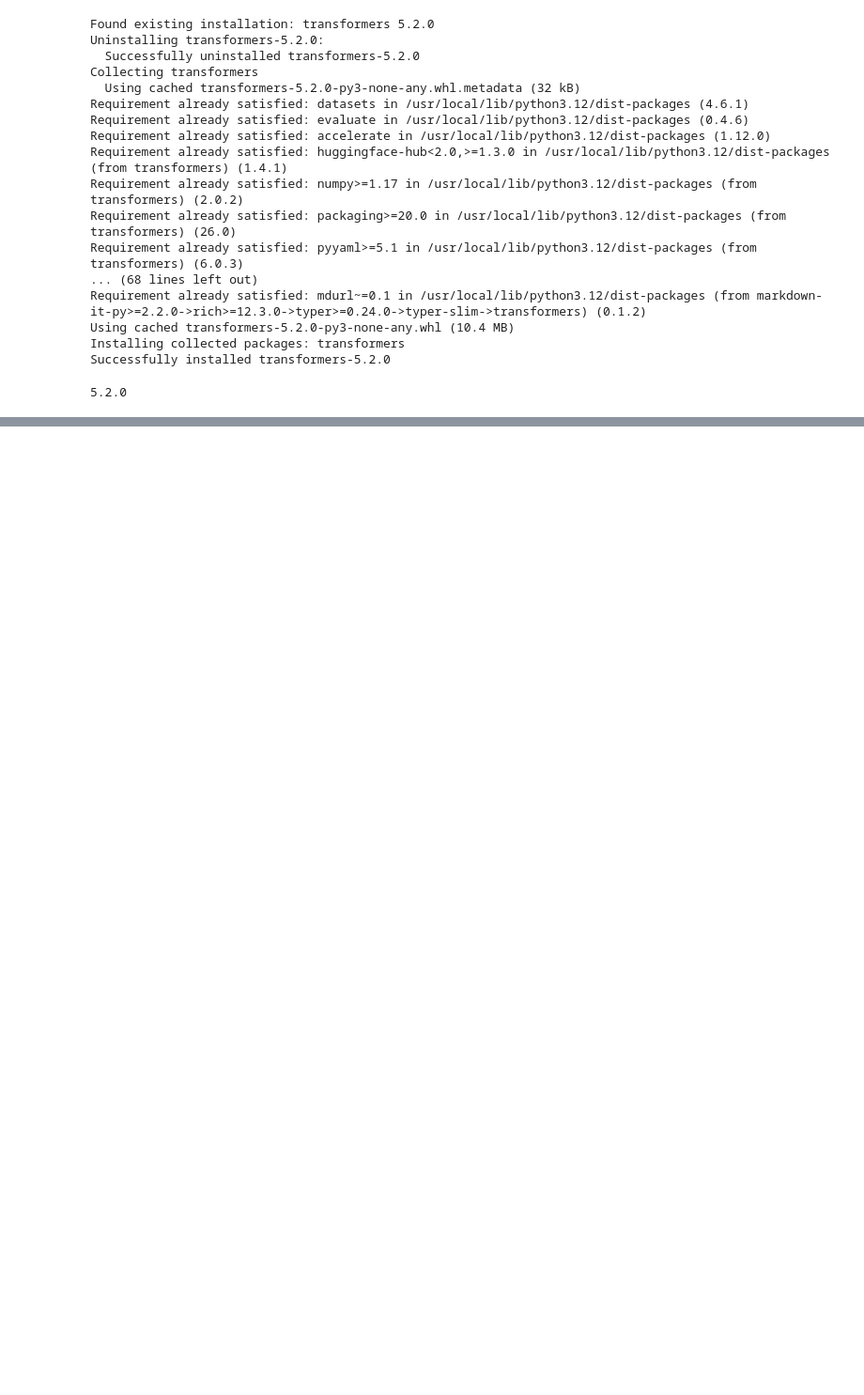
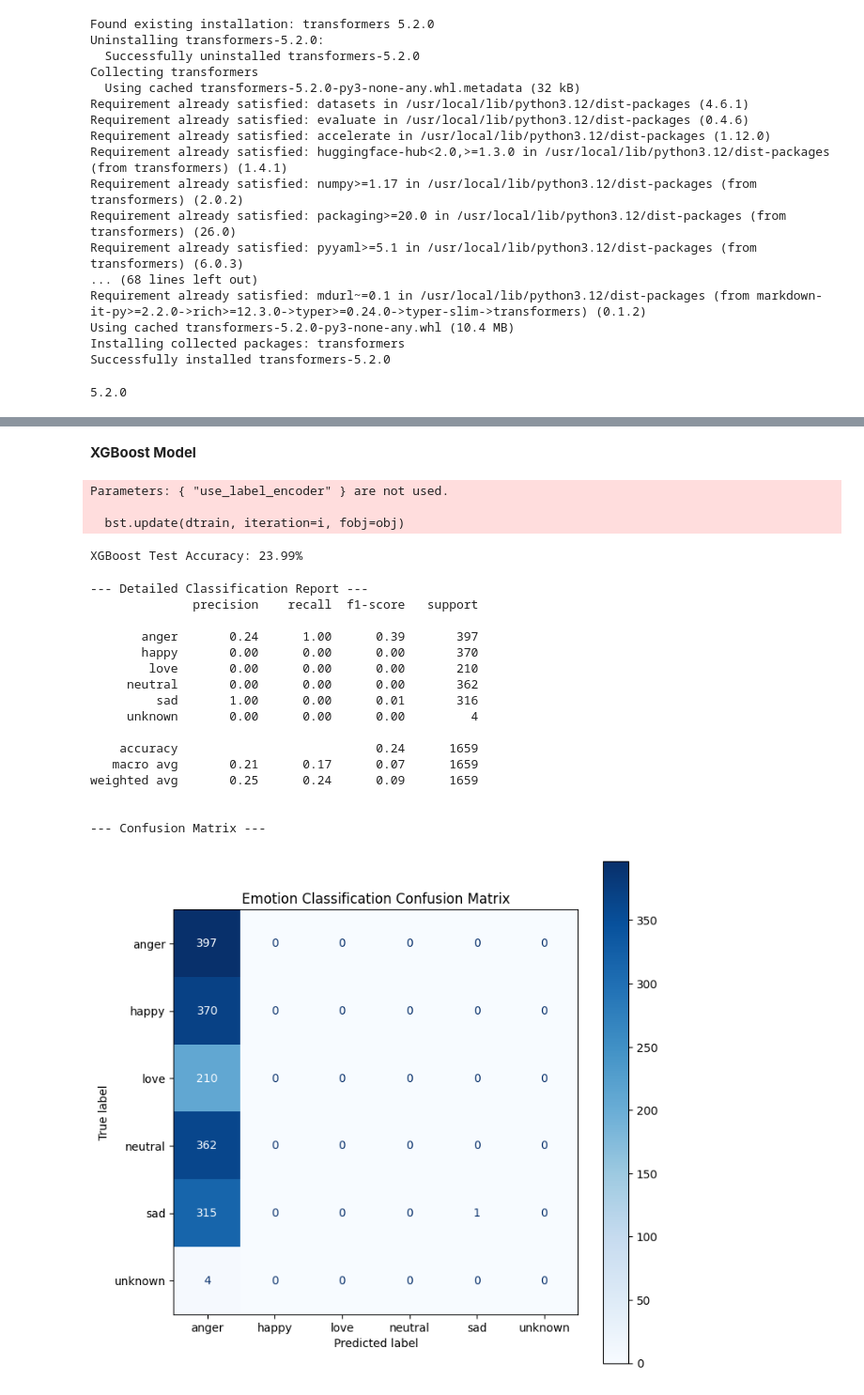
Before and after one commit to Faizan-Nawaz/UrEMONet, a Jupyter notebook: Backend/XLMR_and_XGBoost_on_transcriptions.ipynb, the cells around one changed output, grey strips where cells are left out. Shown at 94% size. Drawn from its saved outputs; the diff is of its cells as text; code cells hidden in the pictures; blank space fills up the shorter version.

```diff
--- a/Backend/XLMR_and_XGBoost_on_transcriptions.ipynb
+++ b/Backend/XLMR_and_XGBoost_on_transcriptions.ipynb
@@ -323,0 +587,2 @@ XGBoost Test Accuracy: 60.58%
+# %% [markdown]
+**XGBoost Model**
@@ -323,0 +612,65 @@ XGBoost Test Accuracy: 60.58%
+# %%
+import xgboost as xgb
+from sklearn.metrics import accuracy_score
+
+# Define and train the XGBoost classifier
+xgb_model = xgb.XGBClassifier(
+    n_estimators=500,      # Number of boosting rounds (trees)
+    tree_method="hist",
+    learning_rate=0.01,     # Learning rate for boosting
+    max_depth=8,           # Maximum depth of trees
+    subsample=0.8,              # Use 80% of data for each tree (prevents overfitting)
+    colsample_bytree=0.8,
+    device="cuda",              # Run XGBoost on your T4 GPU for speed
+    eval_metric='mlogloss', # Log loss for multi-class classification
+    use_label_encoder=False # Disable automatic label encoding
+)
+
+# Train the XGBoost classifier on the extracted features and corresponding labels
+xgb_model.fit(X_train, Y_train)
+
+y_pred = xgb_model.predict(X_test)
+
+# Calculate test accuracy
+accuracy = accuracy_score(Y_test, y_pred)
+print(f"XGBoost Test Accuracy: {accuracy * 100:.2f}%")
+# %% [output]
+Parameters: { "use_label_encoder" } are not used.
+
+  bst.update(dtrain, iteration=i, fobj=obj)
+XGBoost Test Accuracy: 23.99%
+# %%
+import matplotlib.pyplot as plt
+from sklearn.metrics import classification_report, confusion_matrix, ConfusionMatrixDisplay
+
+# 1. Print detailed report (Precision, Recall, F1 for EACH emotion)
+print("\n--- Detailed Classification Report ---")
+# Use label_encoder.classes_ to show actual names like 'anger', 'happy'
+print(classification_report(Y_test, y_pred, target_names=label_encoder.classes_))
+
+# 2. Plot Confusion Matrix
+print("\n--- Confusion Matrix ---")
+cm = confusion_matrix(Y_test, y_pred)
+fig, ax = plt.subplots(figsize=(8, 8))
+disp = ConfusionMatrixDisplay(confusion_matrix=cm, display_labels=label_encoder.classes_)
+disp.plot(cmap='Blues', ax=ax)
+plt.title('Emotion Classification Confusion Matrix')
+plt.show()
+# %% [output]
+--- Detailed Classification Report ---
+              precision    recall  f1-score   support
+
+       anger       0.24      1.00      0.39       397
+       happy       0.00      0.00      0.00       370
+        love       0.00      0.00      0.00       210
+     neutral       0.00      0.00      0.00       362
+         sad       1.00      0.00      0.01       316
+     unknown       0.00      0.00      0.00         4
+
+    accuracy                           0.24      1659
+   macro avg       0.21      0.17      0.07      1659
+weighted avg       0.25      0.24      0.09      1659
+
+
+--- Confusion Matrix ---
+[figure, added]
```
Also changed, not shown: parts of 23 cells of this notebook.
